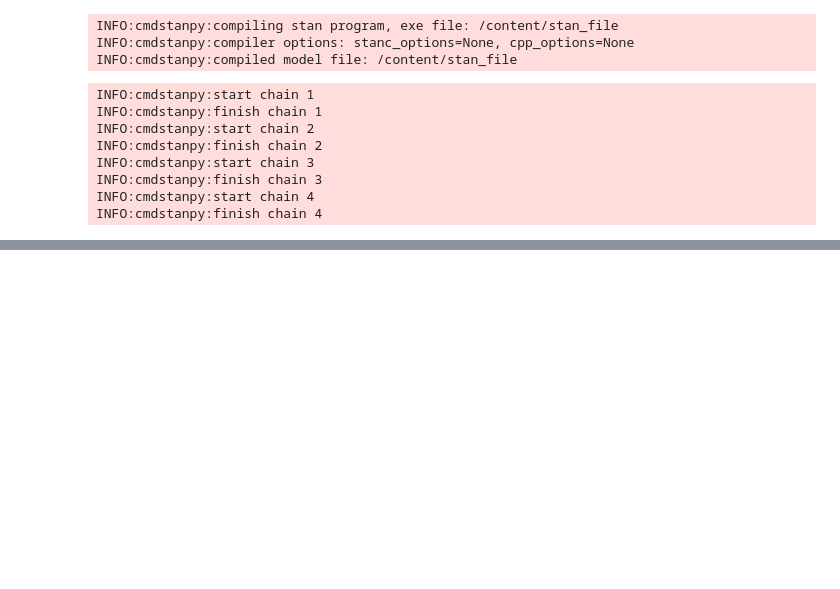
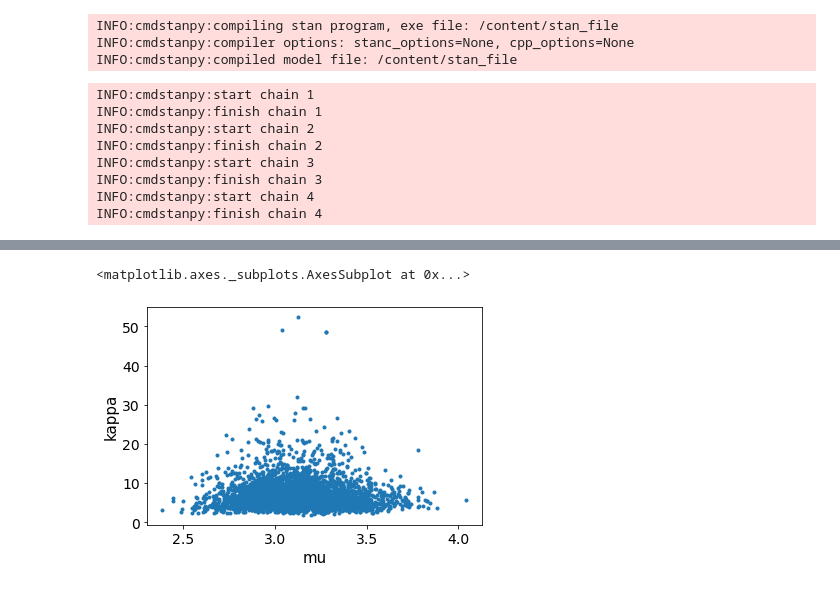
Before and after one commit to cormach/bayesian_stats_by_b_lambert, a Jupyter notebook: Chapter_16_questions.ipynb, the cells around one changed output, grey strips where cells are left out. Cells and saved outputs as stored; diff of their text form; code cells hidden in the pictures; blank space fills up the shorter version.

```diff
--- a/Chapter_16_questions.ipynb
+++ b/Chapter_16_questions.ipynb
@@ -137,0 +188,5 @@ stan_sample = stan_post.get_drawset()
+# %%
+az.plot_pair(az_infdata_obj)
+# %% [output]
+<matplotlib.axes._subplots.AxesSubplot at 0x...>
+[figure, added]
```
Also changed, not shown: parts of 15 cells of this notebook.
